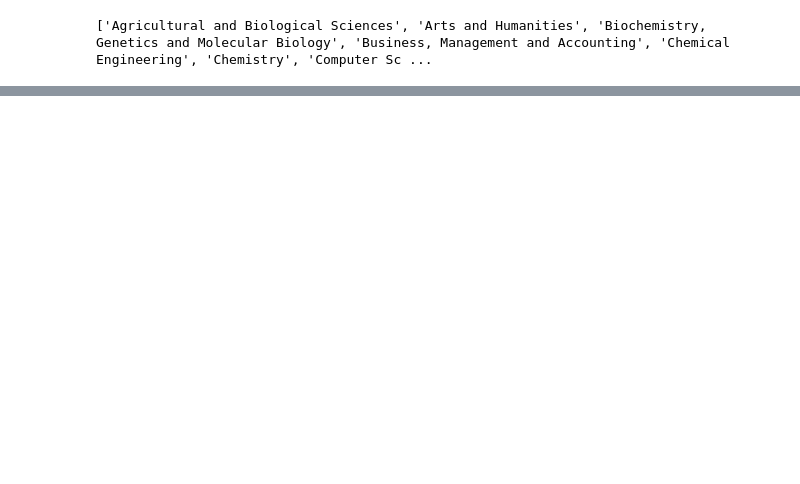
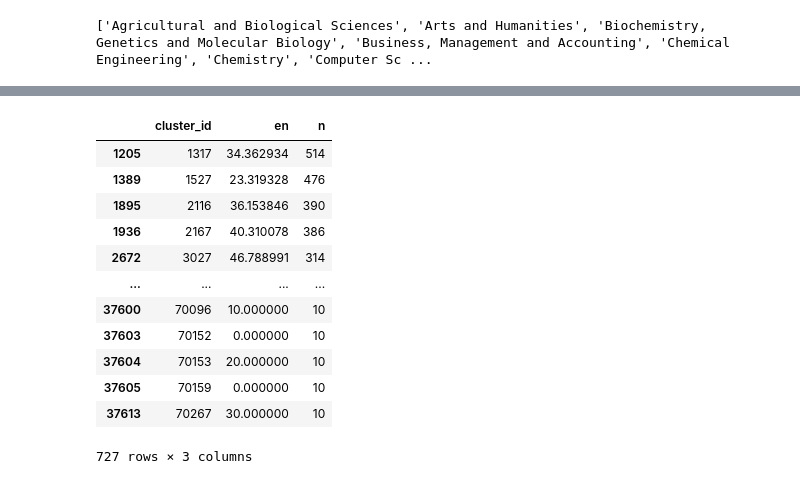
Before and after one commit to vikramr2/cross-lingual-citations, a Jupyter notebook: Analysis.ipynb, the cells around one changed output, grey strips where cells are left out. Cells and saved outputs as stored; diff of their text form; code cells hidden in the pictures; blank space fills up the shorter version.

```diff
--- a/Analysis.ipynb
+++ b/Analysis.ipynb
@@ -382,0 +517,18 @@ print(field_columns)
+# %%
+low_en = cluster_comp_0001[cluster_comp_0001['en'] < 50]
+# %%
+low_en
+# %% [output]
+|  | cluster_id | en | n |
+| 1205 | 1317 | 34.362934 | 514 |
+| 1389 | 1527 | 23.319328 | 476 |
+| 1895 | 2116 | 36.153846 | 390 |
+| 1936 | 2167 | 40.310078 | 386 |
+| 2672 | 3027 | 46.788991 | 314 |
+| ... | ... | ... | ... |
+| 37600 | 70096 | 10.000000 | 10 |
+| 37603 | 70152 | 0.000000 | 10 |
+| 37604 | 70153 | 20.000000 | 10 |
+| 37605 | 70159 | 0.000000 | 10 |
+| 37613 | 70267 | 30.000000 | 10 |
+727 rows × 3 columns
```
Also changed, not shown: parts of 13 cells of this notebook, 4 other files.
